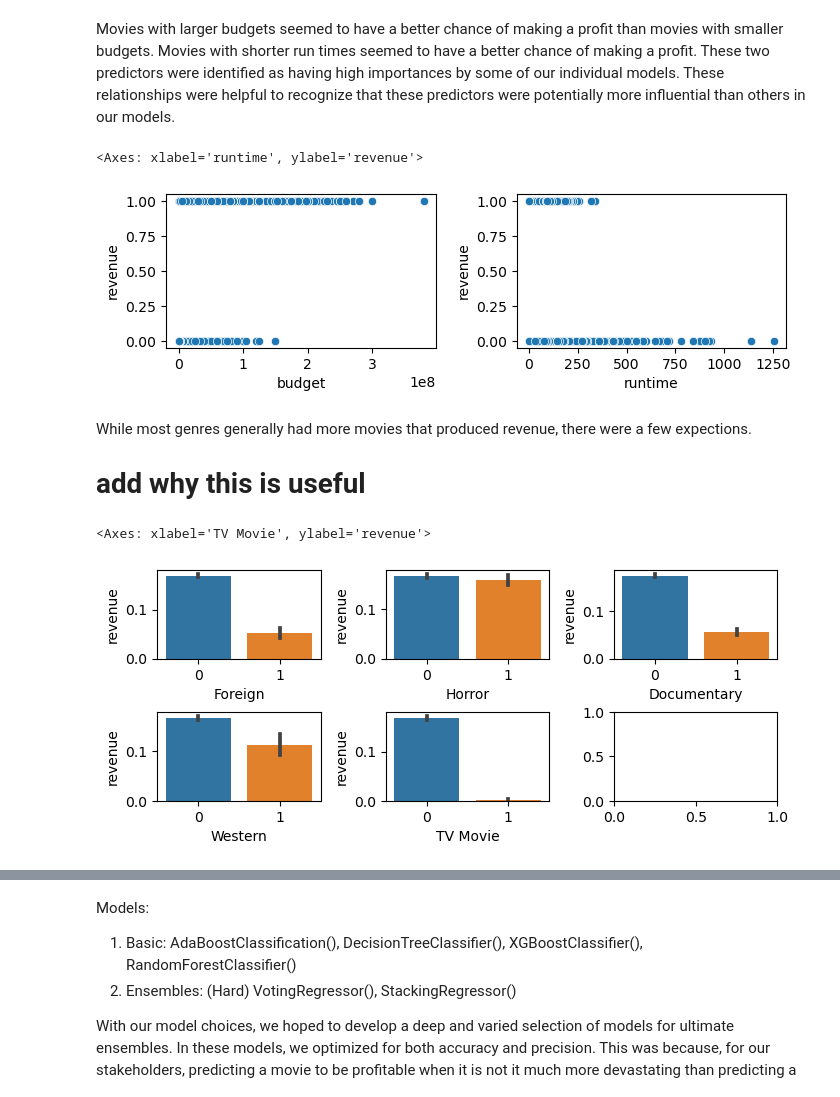
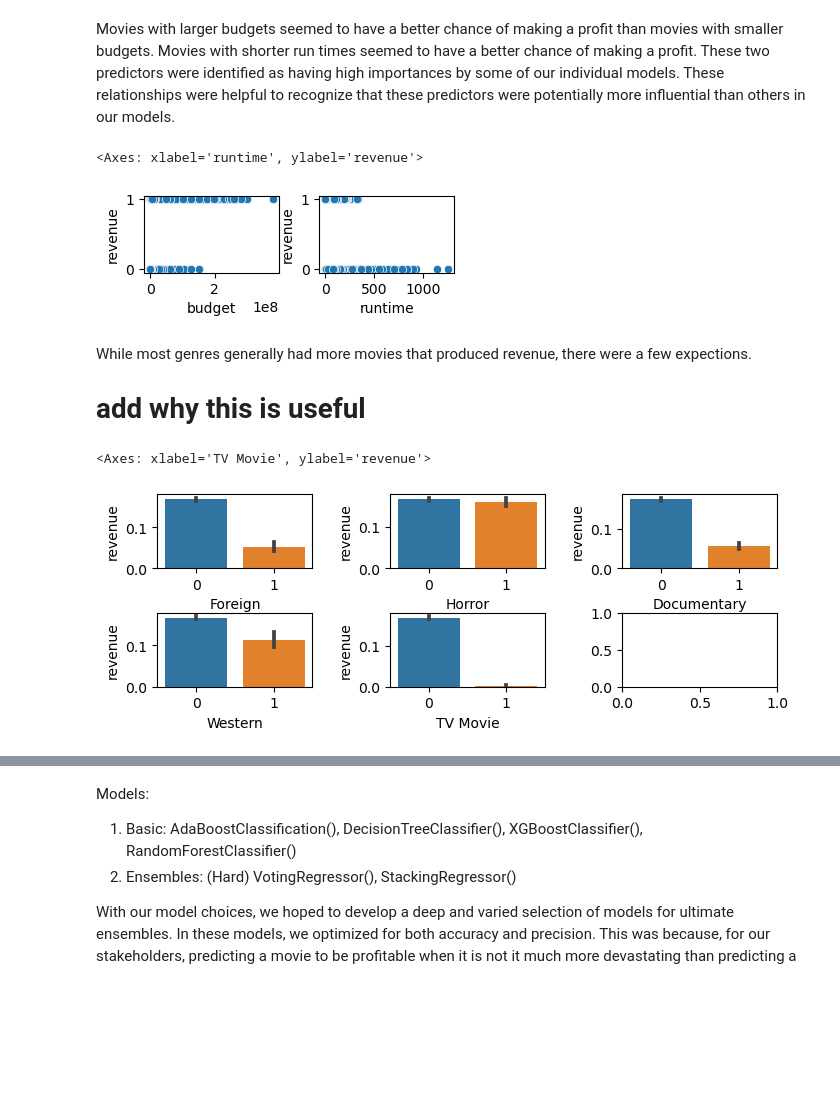
Before and after one commit to ElijahNascar/Movie-Classification-Models, a Jupyter notebook: Krish's_Fan_Club_Project_Report.ipynb, the cells around one changed output, grey strips where cells are left out. Cells and saved outputs as stored; diff of their text form; code cells hidden in the pictures; blank space fills up the shorter version.

```diff
--- a/Krish's_Fan_Club_Project_Report.ipynb
+++ b/Krish's_Fan_Club_Project_Report.ipynb
@@ -209,21 +152,19 @@ df_freq_upd
 # %% [markdown]
 Movies with larger budgets seemed to have a better chance of making a profit than movies with smaller budgets. Movies with shorter run times seemed to have a better chance of making a profit. These two predictors were identified as having high importances by some of our individual models. These relationships were helpful to recognize that these predictors were potentially more influential than others in our models.
 # %%
-#| echo:false
-fig, axes = plt.subplots(nrows = 1, ncols = 2, figsize = (8,2))
+fig, axes = plt.subplots(nrows = 1, ncols = 2, figsize = (4,1))
 plt.subplots_adjust(wspace = 0.3)
 sns.scatterplot(ax = axes[0], x = data.budget, y = data.revenue)
 sns.scatterplot(ax = axes[1], x = data.runtime, y = data.revenue)
 # %% [output]
 <Axes: xlabel='runtime', ylabel='revenue'>
-[figure, old version]
+[figure, new version]
 # %% [markdown]
 While most genres generally had more movies that produced revenue, there were a few expections.
 # add why this is useful
 # %%
-#| echo:false
-fig, axes = plt.subplots(nrows = 2, ncols = 3, figsize = (8,3))
-plt.subplots_adjust(wspace = 0.4, hspace = 0.6)
+fig, axes = plt.subplots(nrows = 2, ncols = 3, figsize = (8,2.5))
+plt.subplots_adjust(wspace = 0.5, hspace = 0.6)
 
 sns.barplot(ax = axes[0,0], x = data.Foreign, y = data.revenue)
 sns.barplot(ax = axes[0,1], x = data.Horror, y = data.revenue)
@@ -232,6 +173,6 @@ sns.barplot(ax = axes[1,0], x = data.Western, y = data.revenue)
 sns.barplot(ax = axes[1,1], x = data['TV Movie'], y = data.revenue)
 # %% [output]
 <Axes: xlabel='TV Movie', ylabel='revenue'>
-[figure, old version]
+[figure, new version]
 # %% [markdown]
 ## Approach
```
Also changed, not shown: parts of 44 cells of this notebook, 2 other files.
